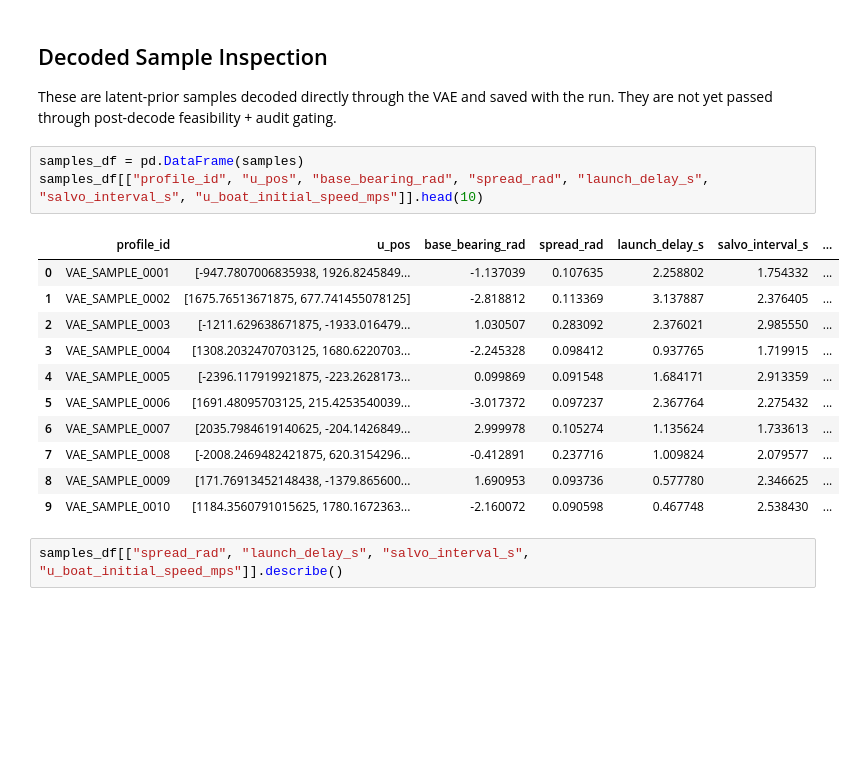
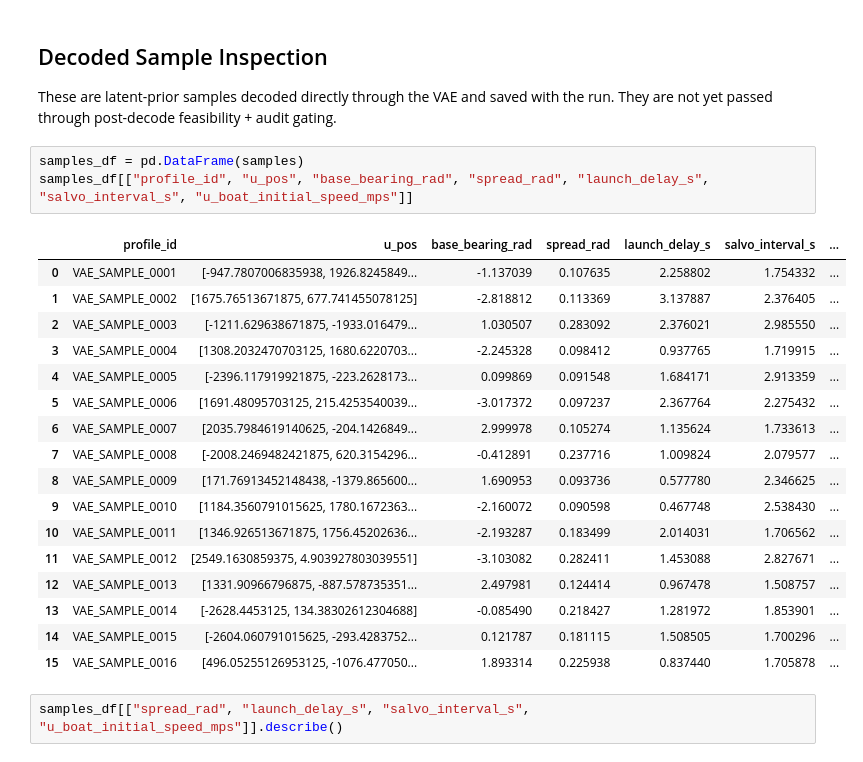
Before and after one commit to MAP9900/Convoy-Layout-Project, a Jupyter notebook: notebooks/vae_exploration.ipynb, the cells around one changed output. Saved outputs shown, nothing was run; the diff lists cells and outputs as text; blank space fills up the shorter version.

```diff
--- a/notebooks/vae_exploration.ipynb
+++ b/notebooks/vae_exploration.ipynb
@@ -437,19 +437,25 @@ These are latent-prior samples decoded directly through the VAE and saved with t
 They are not yet passed through post-decode feasibility + audit gating.
 # %%
 samples_df = pd.DataFrame(samples)
-samples_df[["profile_id", "u_pos", "base_bearing_rad", "spread_rad", "launch_delay_s", "salvo_interval_s", "u_boat_initial_speed_mps"]].head(10)
+samples_df[["profile_id", "u_pos", "base_bearing_rad", "spread_rad", "launch_delay_s", "salvo_interval_s", "u_boat_initial_speed_mps"]]
 # %% [output]
 |  | profile_id | u_pos | base_bearing_rad | spread_rad | launch_delay_s | salvo_interval_s | ... |
 | 0 | VAE_SAMPLE_0001 | [-947.7807006835938, 1926.8245849... | -1.137039 | 0.107635 | 2.258802 | 1.754332 | ... |
 | 1 | VAE_SAMPLE_0002 | [1675.76513671875, 677.741455078125] | -2.818812 | 0.113369 | 3.137887 | 2.376405 | ... |
 | 2 | VAE_SAMPLE_0003 | [-1211.629638671875, -1933.016479... | 1.030507 | 0.283092 | 2.376021 | 2.985550 | ... |
 | 3 | VAE_SAMPLE_0004 | [1308.2032470703125, 1680.6220703... | -2.245328 | 0.098412 | 0.937765 | 1.719915 | ... |
 | 4 | VAE_SAMPLE_0005 | [-2396.117919921875, -223.2628173... | 0.099869 | 0.091548 | 1.684171 | 2.913359 | ... |
 | 5 | VAE_SAMPLE_0006 | [1691.48095703125, 215.4253540039... | -3.017372 | 0.097237 | 2.367764 | 2.275432 | ... |
 | 6 | VAE_SAMPLE_0007 | [2035.7984619140625, -204.1426849... | 2.999978 | 0.105274 | 1.135624 | 1.733613 | ... |
 | 7 | VAE_SAMPLE_0008 | [-2008.2469482421875, 620.3154296... | -0.412891 | 0.237716 | 1.009824 | 2.079577 | ... |
 | 8 | VAE_SAMPLE_0009 | [171.76913452148438, -1379.865600... | 1.690953 | 0.093736 | 0.577780 | 2.346625 | ... |
 | 9 | VAE_SAMPLE_0010 | [1184.3560791015625, 1780.1672363... | -2.160072 | 0.090598 | 0.467748 | 2.538430 | ... |
+| 10 | VAE_SAMPLE_0011 | [1346.926513671875, 1756.45202636... | -2.193287 | 0.183499 | 2.014031 | 1.706562 | ... |
+| 11 | VAE_SAMPLE_0012 | [2549.1630859375, 4.903927803039551] | -3.103082 | 0.282411 | 1.453088 | 2.827671 | ... |
+| 12 | VAE_SAMPLE_0013 | [1331.90966796875, -887.578735351... | 2.497981 | 0.124414 | 0.967478 | 1.508757 | ... |
+| 13 | VAE_SAMPLE_0014 | [-2628.4453125, 134.38302612304688] | -0.085490 | 0.218427 | 1.281972 | 1.853901 | ... |
+| 14 | VAE_SAMPLE_0015 | [-2604.060791015625, -293.4283752... | 0.121787 | 0.181115 | 1.508505 | 1.700296 | ... |
+| 15 | VAE_SAMPLE_0016 | [496.05255126953125, -1076.477050... | 1.893314 | 0.225938 | 0.837440 | 1.705878 | ... |
 # %%
 samples_df[["spread_rad", "launch_delay_s", "salvo_interval_s", "u_boat_initial_speed_mps"]].describe()
 # %% [output]
```
